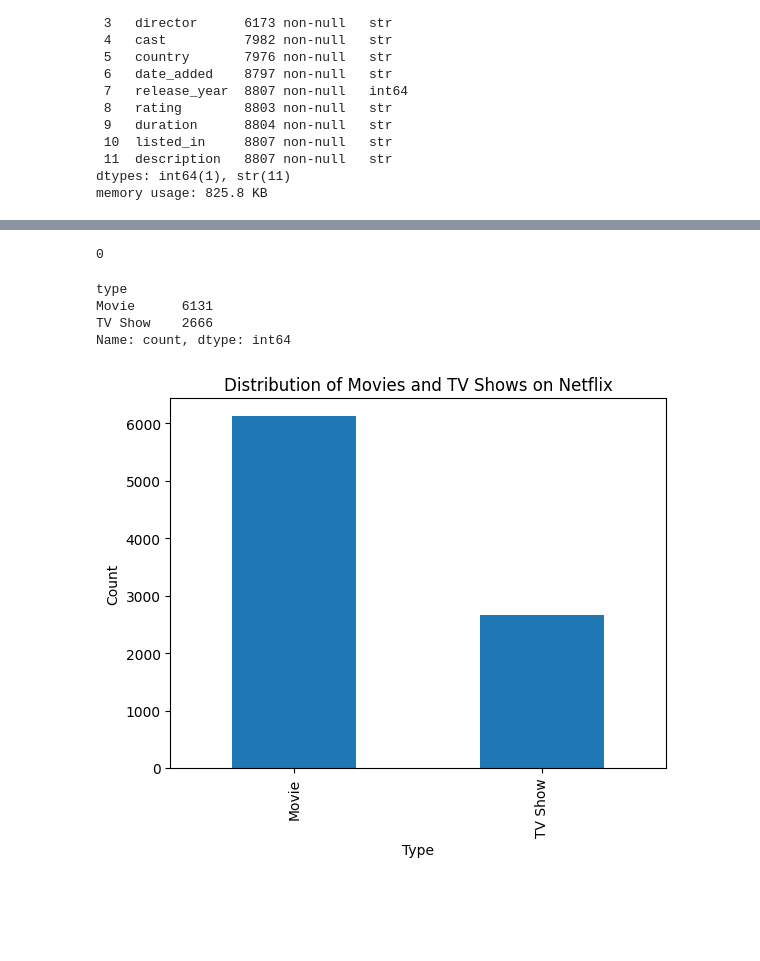
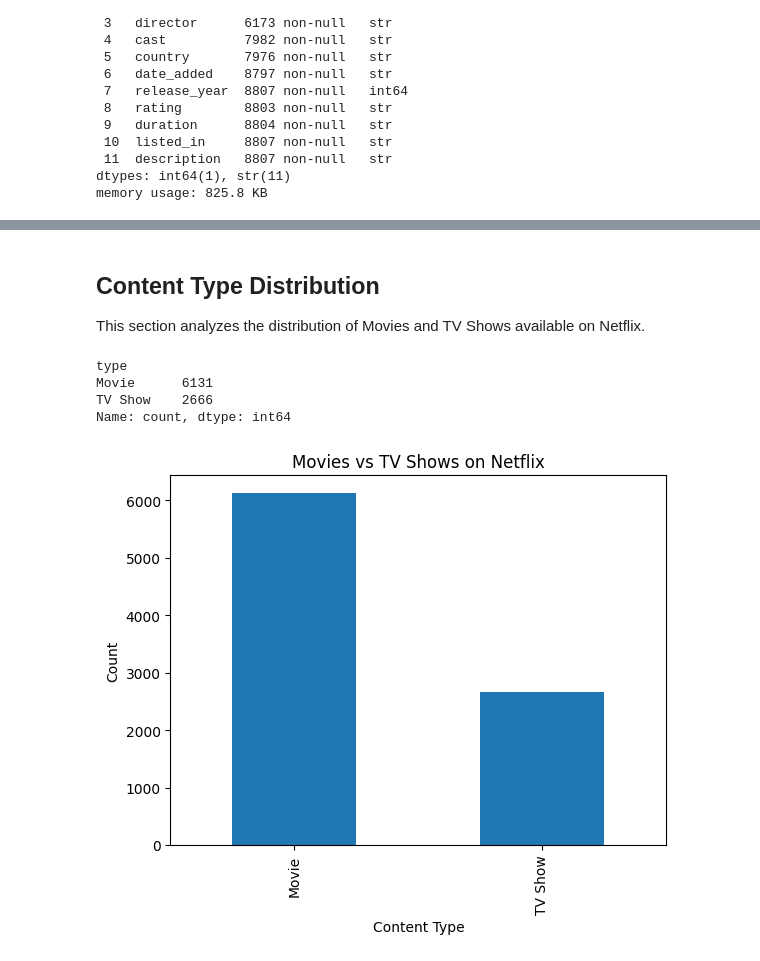
Before and after one commit to Manav-A-Vora/netflix-content-strategy-analysis, a Jupyter notebook: notebook/netflix_analyze.ipynb, the cells around one changed output, grey strips where cells are left out. Cells and saved outputs as stored; diff of their text form; code cells hidden in the pictures; blank space fills up the shorter version.

```diff
--- a/notebook/netflix_analyze.ipynb
+++ b/notebook/netflix_analyze.ipynb
@@ -1,3 +43,6 @@
 # %%
 import pandas as pd
-df = pd.read_csv('E:\\DataScience\\datasets\\netflix_titles.csv')
+
+df = pd.read_csv("E:\\DataScience\\Netflix_Content_Strategy_Analyisis\\data\\netflix_titles.csv")
+
+df.head()
@@ -33,0 +90,6 @@ memory usage: 825.8 KB
+# %%
+df['director'] = df['director'].fillna('Unknown')
+df['cast'] = df['cast'].fillna('Unknown')
+df['country'] = df['country'].fillna('Unknown')
+df['rating'] = df['rating'].fillna('Not Rated')
+df['duration'] = df['duration'].fillna('Unknown')
@@ -65,20 +126,21 @@ df['year_added'] = df['date_added'].dt.year
-# %%
-print(df['date_added'].isnull().sum())
-# %% [output]
-0
-# %%
-# Distribution of uploading of Movies vs TV Shows
-df['type'].value_counts()
-# %% [output]
-type
-Movie      6131
-TV Show    2666
-Name: count, dtype: int64
+# %% [markdown]
+## Content Type Distribution
+
+This section analyzes the distribution of Movies and TV Shows available on Netflix.
+# %%
+df['type'].value_counts()
+# %% [output]
+type
+Movie      6131
+TV Show    2666
+Name: count, dtype: int64
 # %%
+import matplotlib.pyplot as plt
+
 df['type'].value_counts().plot(kind='bar')
-plt.title('Distribution of Movies and TV Shows on Netflix')
-plt.xlabel('Type')
-plt.ylabel('Count')
+plt.title("Movies vs TV Shows on Netflix")
+plt.xlabel("Content Type")
+plt.ylabel("Count")
 plt.show()
 # %% [output]
-[figure, old version]
+[figure, new version]
```
Also changed, not shown: parts of 28 cells of this notebook.
